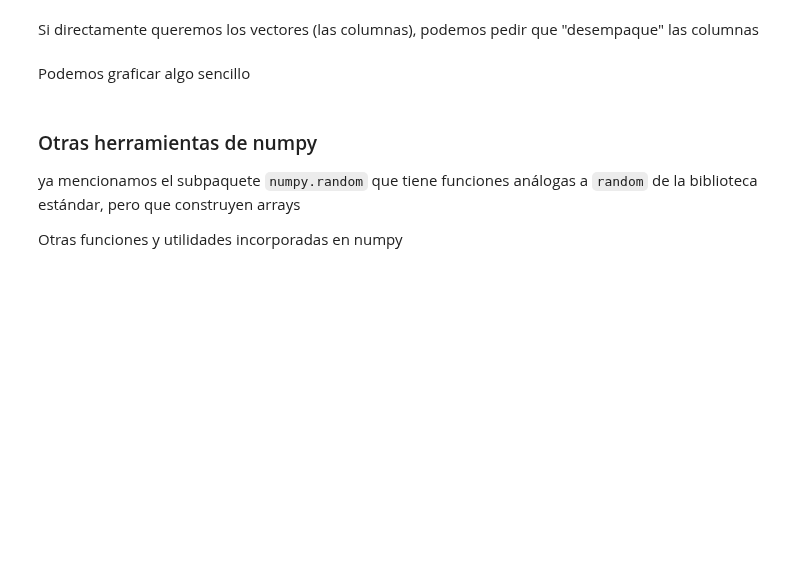
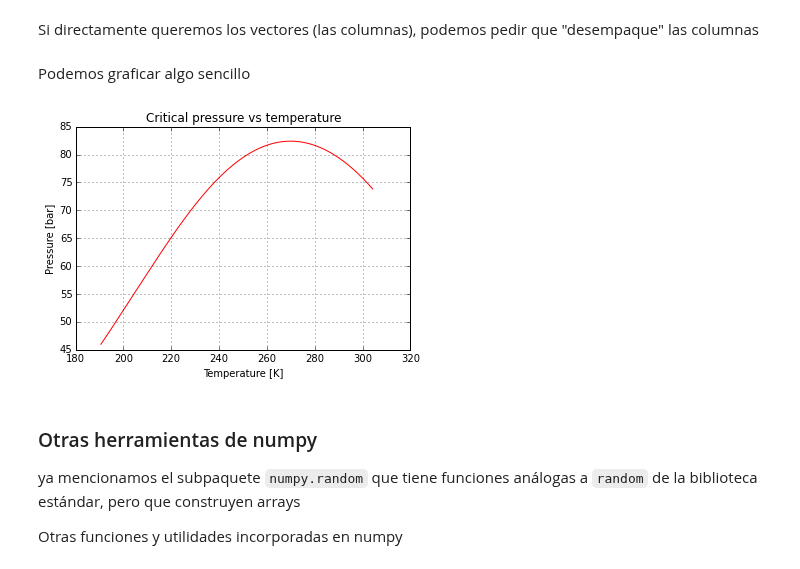
Before and after one commit to mgaitan/curso-python-cientifico, a Jupyter notebook: Clase 4.ipynb, the cells around one changed output. Saved outputs shown, nothing was run; the diff lists cells and outputs as text; code cells hidden in the pictures; blank space fills up the shorter version.

```diff
--- a/Clase 4.ipynb
+++ b/Clase 4.ipynb
@@ -547,13 +1067,15 @@ Podemos graficar algo sencillo
 %matplotlib inline
 # %%
 from matplotlib import pyplot
-pyplot.plot(t, p, 'r')   # el tercer parámetro es el formato
+pyplot.plot(, p, 'r')   # el tercer parámetro es el formato
 pyplot.title('Critical pressure vs temperature')
 pyplot.grid()
 pyplot.xlabel('Temperature [K]')
 pyplot.ylabel('Pressure [bar]')
 # el punto y coma evita el output
 pyplot.show();
+# %% [output]
+[figure, added]
 # %% [markdown]
 ### Otras herramientas de numpy
 
```
Also changed, not shown: parts of 115 cells of this notebook, 1 other file.
